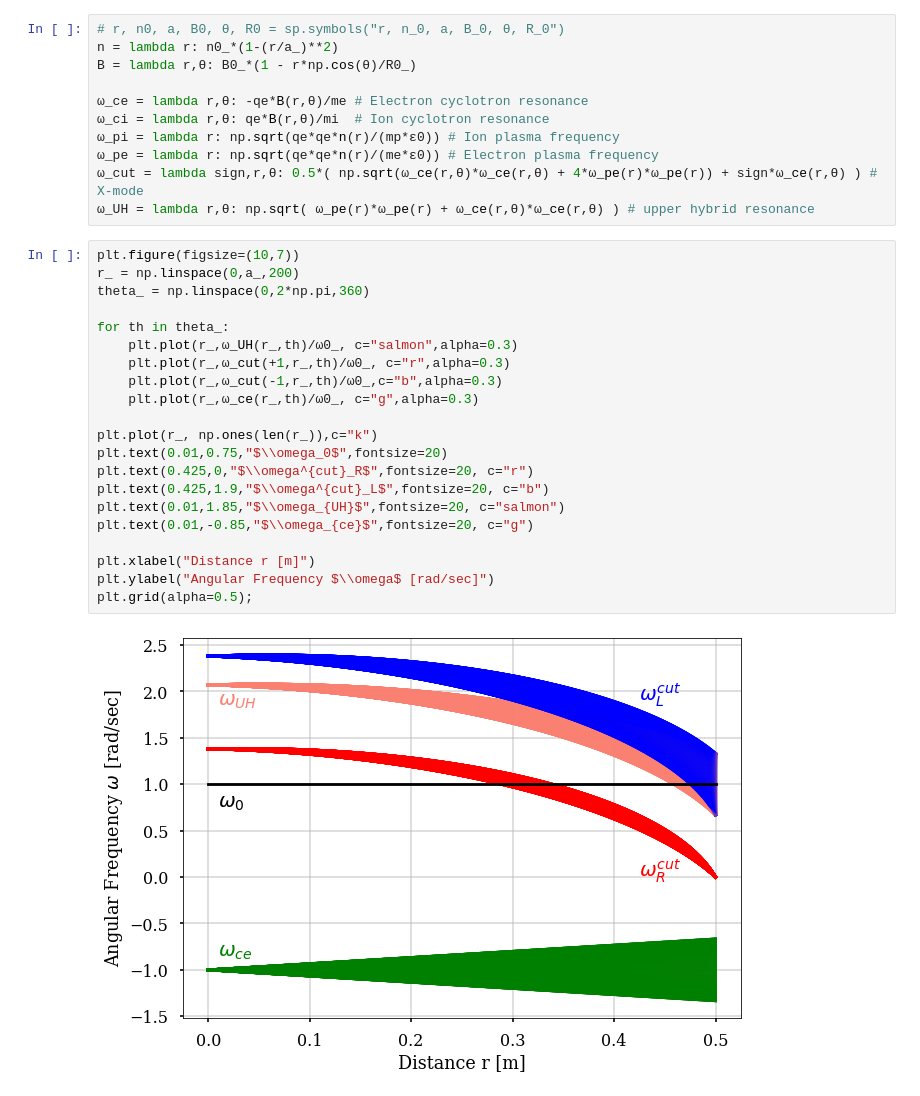
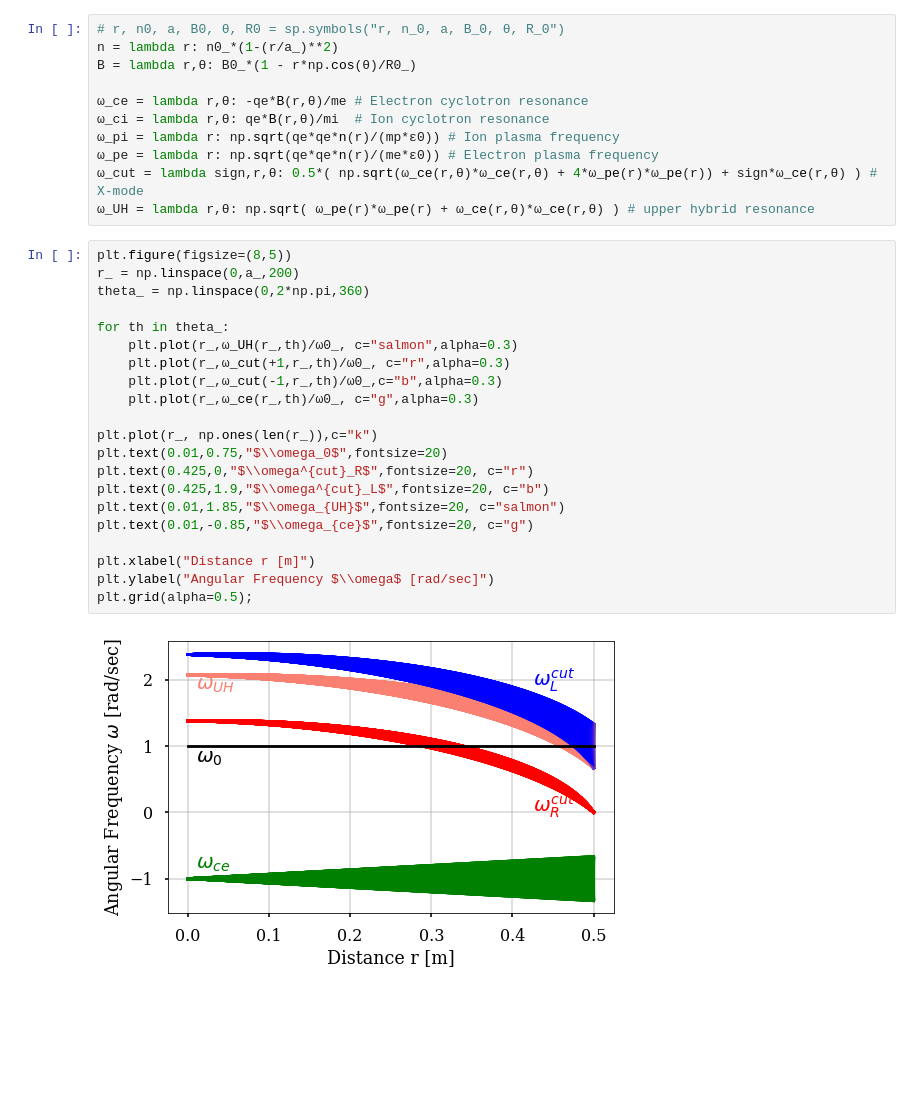
Before and after one commit to Chinnasf/Physics, a Jupyter notebook: Plasmas/Electron-Cyclotron_Resonant_Heating.ipynb, the cells around one changed output. Drawn from its saved outputs; the diff is of its cells as text; blank space fills up the shorter version.

Commit message:
updated electron-cyclotron code with better visualization

```diff
--- a/Plasmas/Electron-Cyclotron_Resonant_Heating.ipynb
+++ b/Plasmas/Electron-Cyclotron_Resonant_Heating.ipynb
@@ -48,25 +53,25 @@ B = lambda r,θ: B0_*(1 - r*np.cos(θ)/R0_)
 ω_cut = lambda sign,r,θ: 0.5*( np.sqrt(ω_ce(r,θ)*ω_ce(r,θ) + 4*ω_pe(r)*ω_pe(r)) + sign*ω_ce(r,θ) ) # X-mode
 ω_UH = lambda r,θ: np.sqrt( ω_pe(r)*ω_pe(r) + ω_ce(r,θ)*ω_ce(r,θ) ) # upper hybrid resonance
 # %%
-plt.figure(figsize=(10,7))
+plt.figure(figsize=(8,5))
 r_ = np.linspace(0,a_,200)
 theta_ = np.linspace(0,2*np.pi,360)
 
 for th in theta_:
     plt.plot(r_,ω_UH(r_,th)/ω0_, c="salmon",alpha=0.3)
     plt.plot(r_,ω_cut(+1,r_,th)/ω0_, c="r",alpha=0.3)
     plt.plot(r_,ω_cut(-1,r_,th)/ω0_,c="b",alpha=0.3)
     plt.plot(r_,ω_ce(r_,th)/ω0_, c="g",alpha=0.3)
 
 plt.plot(r_, np.ones(len(r_)),c="k")
 plt.text(0.01,0.75,"$\\omega_0$",fontsize=20)
 plt.text(0.425,0,"$\\omega^{cut}_R$",fontsize=20, c="r")
 plt.text(0.425,1.9,"$\\omega^{cut}_L$",fontsize=20, c="b")
 plt.text(0.01,1.85,"$\\omega_{UH}$",fontsize=20, c="salmon")
 plt.text(0.01,-0.85,"$\\omega_{ce}$",fontsize=20, c="g")
 
 plt.xlabel("Distance r [m]")
 plt.ylabel("Angular Frequency $\\omega$ [rad/sec]")
 plt.grid(alpha=0.5);
 # %% [output]
-[figure, old version]
+[figure, new version]
```
Also changed, not shown: parts of 6 cells of this notebook.
